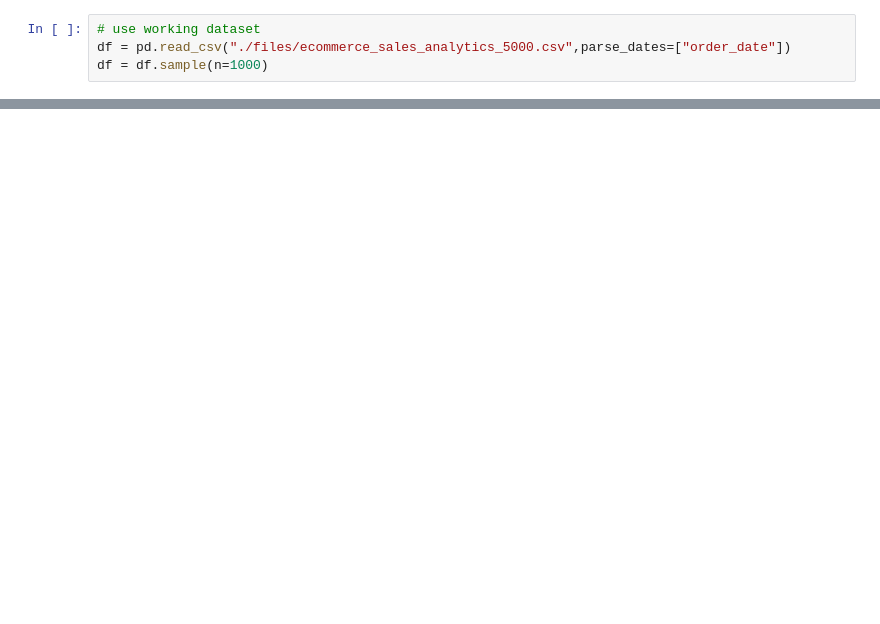
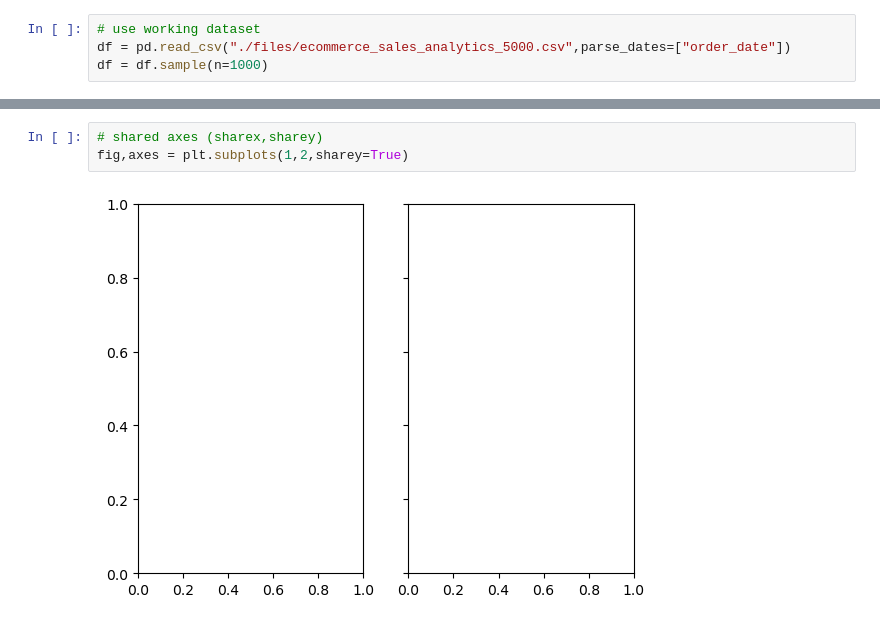
Before and after one commit to Ab-Tayyab/Python-DataAnalysis, a Jupyter notebook: python/matplotlib.ipynb, the cells around one changed output, grey strips where cells are left out. Drawn from its saved outputs; the diff is of its cells as text; blank space fills up the shorter version.

```diff
--- a/python/matplotlib.ipynb
+++ b/python/matplotlib.ipynb
@@ -187,0 +254,5 @@ Text(0.5, 1.0, 'Revenue Comparison')
+# %%
+# shared axes (sharex,sharey)
+fig,axes = plt.subplots(1,2,sharey=True)
+# %% [output]
+[figure, added]
```
Also changed, not shown: parts of 21 cells of this notebook, 4 other files.
